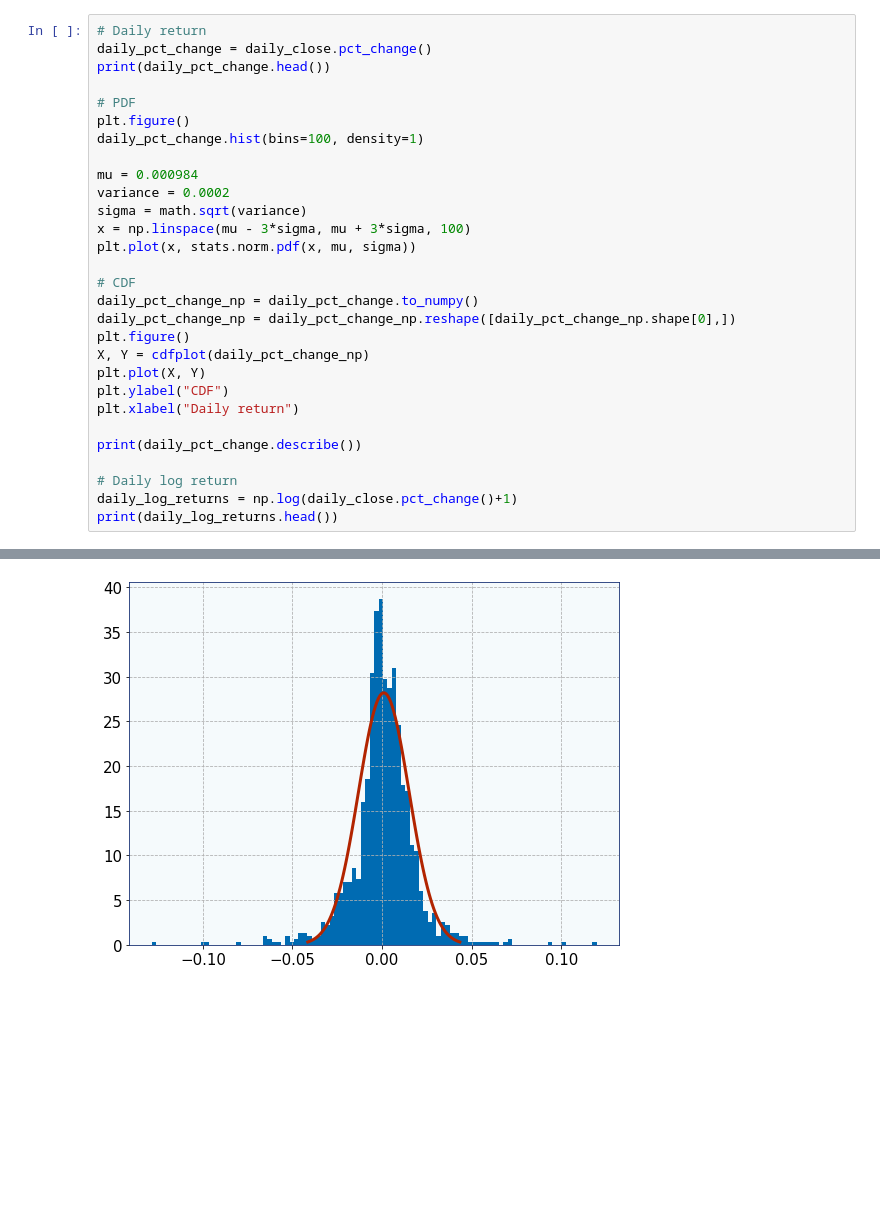
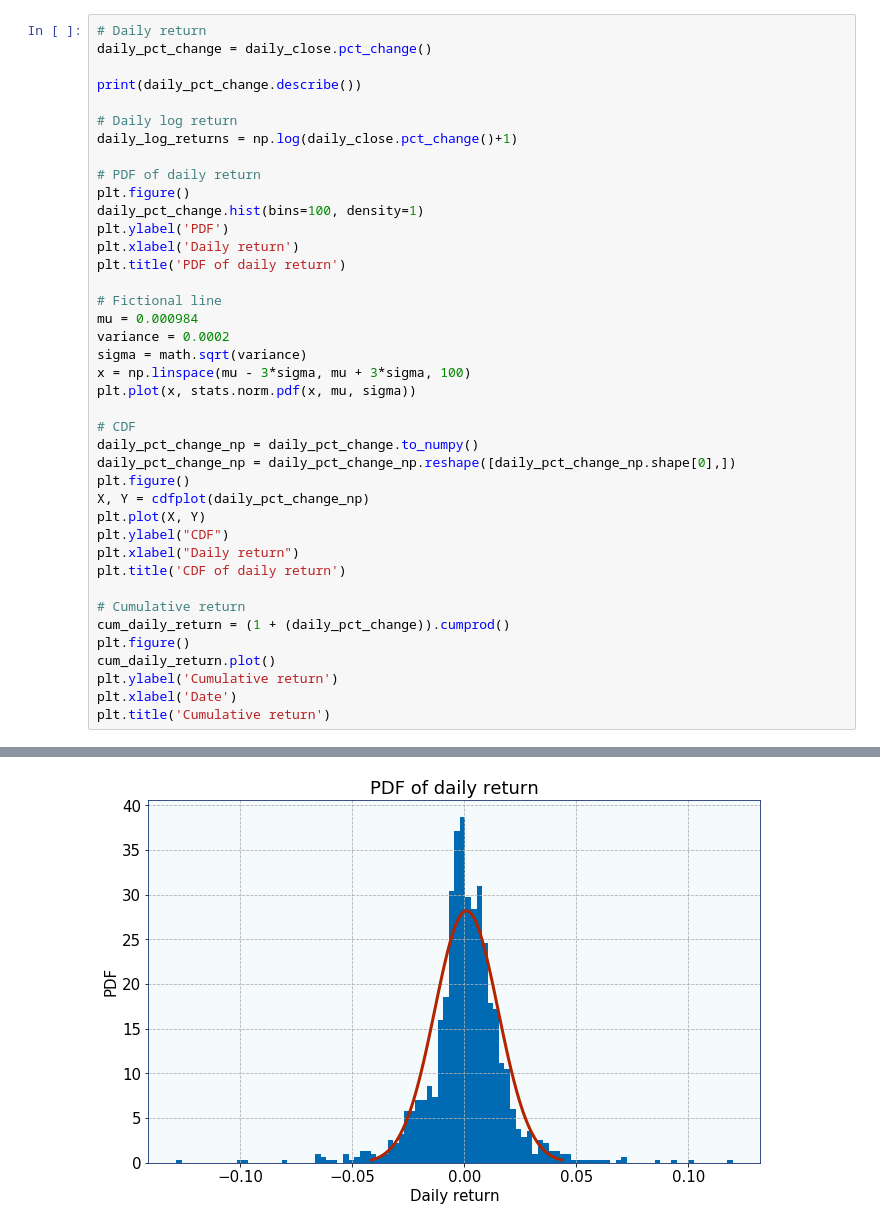
Before and after one commit to nikitataf/stock-data, a Jupyter notebook: apple_stock.ipynb, the cells around one changed output, grey strips where cells are left out. Drawn from its saved outputs; the diff is of its cells as text; blank space fills up the shorter version.

```diff
--- a/apple_stock.ipynb
+++ b/apple_stock.ipynb
@@ -52,12 +79,20 @@ Text(0.5, 0, 'Adjusted closing price')
 # %%
 # Daily return
 daily_pct_change = daily_close.pct_change()
-print(daily_pct_change.head())
 
-# PDF
+print(daily_pct_change.describe())
+
+# Daily log return
+daily_log_returns = np.log(daily_close.pct_change()+1)
+
+# PDF of daily return
 plt.figure()
 daily_pct_change.hist(bins=100, density=1)
+plt.ylabel('PDF')
+plt.xlabel('Daily return')
+plt.title('PDF of daily return')
 
+# Fictional line
 mu = 0.000984
 variance = 0.0002
 sigma = math.sqrt(variance)
@@ -72,10 +107,13 @@ X, Y = cdfplot(daily_pct_change_np)
 plt.plot(X, Y)
 plt.ylabel("CDF")
 plt.xlabel("Daily return")
+plt.title('CDF of daily return')
 
-print(daily_pct_change.describe())
-
-# Daily log return
-daily_log_returns = np.log(daily_close.pct_change()+1)
-print(daily_log_returns.head())
+# Cumulative return
+cum_daily_return = (1 + (daily_pct_change)).cumprod()
+plt.figure()
+cum_daily_return.plot()
+plt.ylabel('Cumulative return')
+plt.xlabel('Date')
+plt.title('Cumulative return')
 # %% [output]
@@ -99 +130 @@ Name: Adj Close, dtype: float64
-[figure, old version]
+[figure, new version]
```
Also changed, not shown: parts of 18 cells of this notebook, 4 other files.
